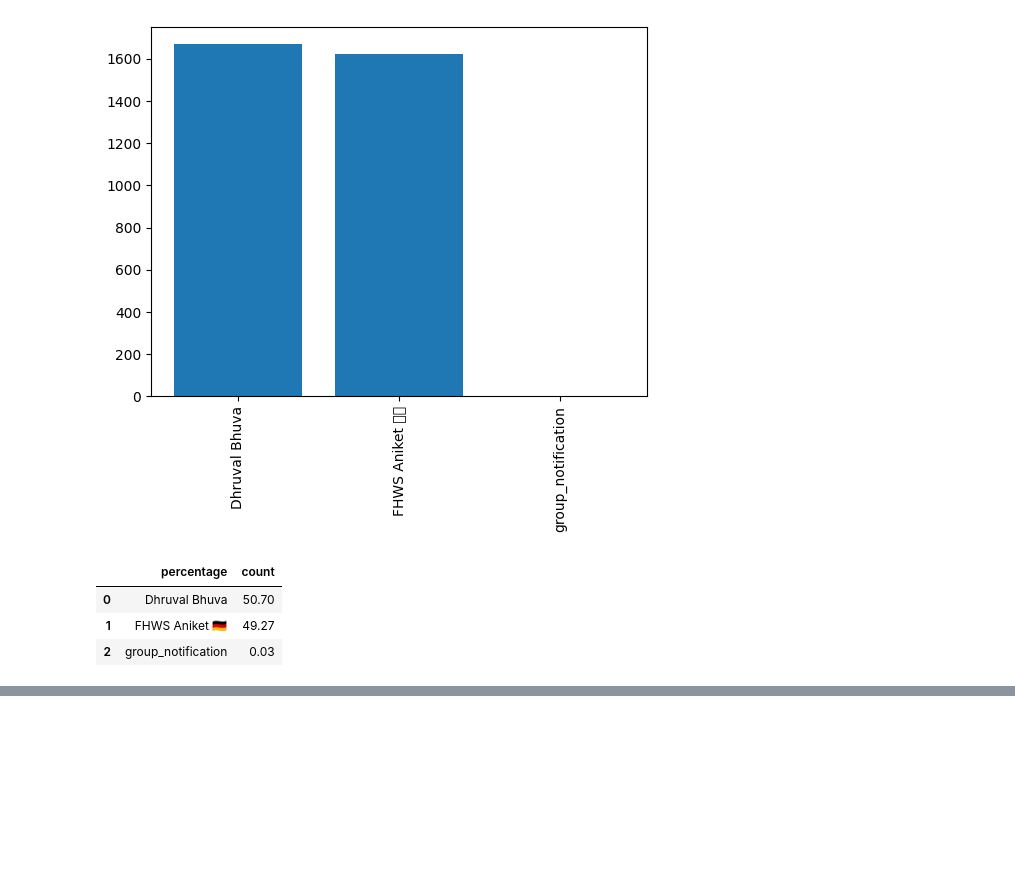
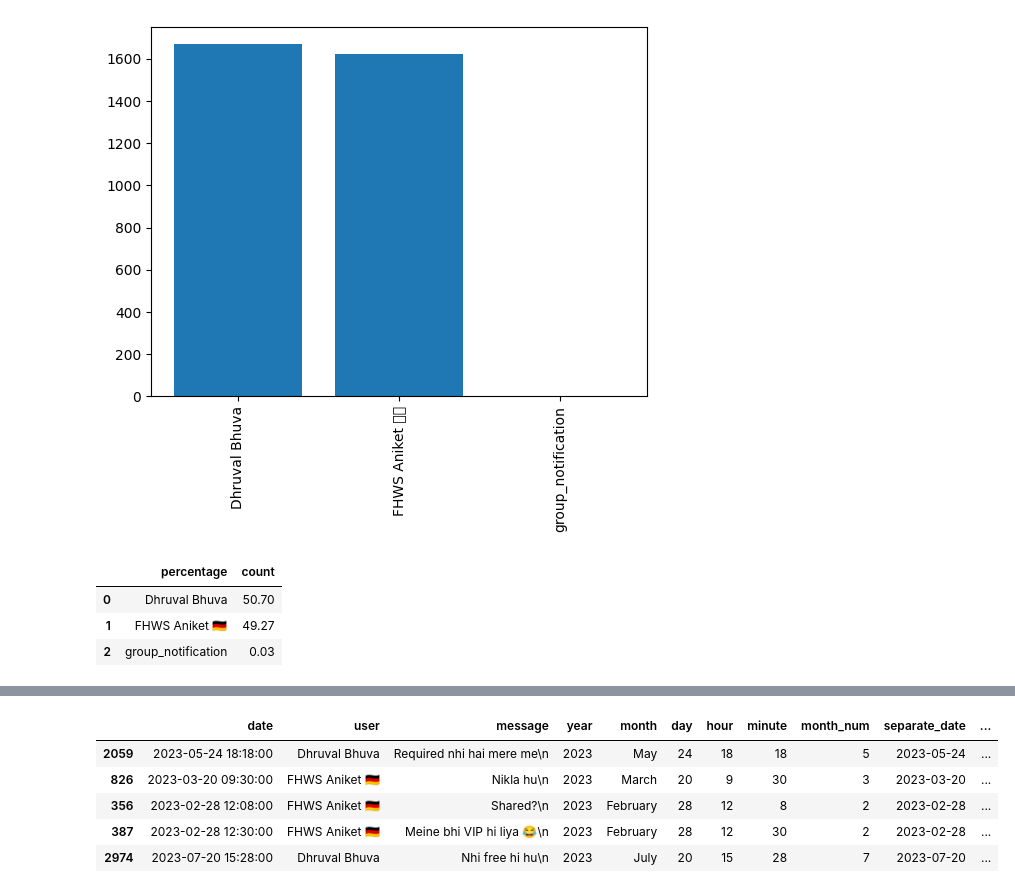
Before and after one commit to DhruvalBhuva/WS-chat-analyzer, a Jupyter notebook: notbook.ipynb, the cells around one changed output, grey strips where cells are left out. Saved outputs shown, nothing was run; the diff lists cells and outputs as text; code cells hidden in the pictures; blank space fills up the shorter version.

```diff
--- a/notbook.ipynb
+++ b/notbook.ipynb
@@ -164,0 +330,9 @@ round((df["user"].value_counts() / df.shape[0])*100,
+# %%
+df.sample(5)
+# %% [output]
+|  | date | user | message | year | month | day | hour | minute | month_num | separate_date | ... |
+| 2059 | 2023-05-24 18:18:00 | Dhruval Bhuva | Required nhi hai mere me\n | 2023 | May | 24 | 18 | 18 | 5 | 2023-05-24 | ... |
+| 826 | 2023-03-20 09:30:00 | FHWS Aniket 🇩🇪 | Nikla hu\n | 2023 | March | 20 | 9 | 30 | 3 | 2023-03-20 | ... |
+| 356 | 2023-02-28 12:08:00 | FHWS Aniket 🇩🇪 | Shared?\n | 2023 | February | 28 | 12 | 8 | 2 | 2023-02-28 | ... |
+| 387 | 2023-02-28 12:30:00 | FHWS Aniket 🇩🇪 | Meine bhi VIP hi liya 😂\n | 2023 | February | 28 | 12 | 30 | 2 | 2023-02-28 | ... |
+| 2974 | 2023-07-20 15:28:00 | Dhruval Bhuva | Nhi free hi hu\n | 2023 | July | 20 | 15 | 28 | 7 | 2023-07-20 | ... |
```
Also changed, not shown: parts of 15 cells of this notebook, 2 other files.
